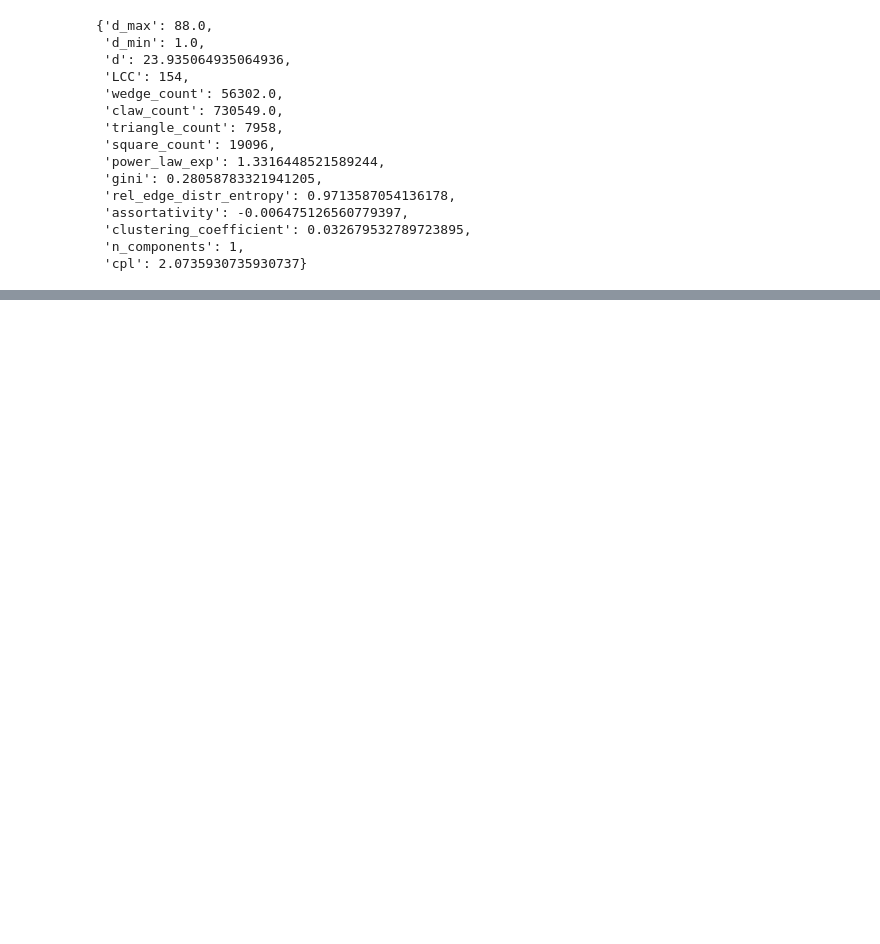
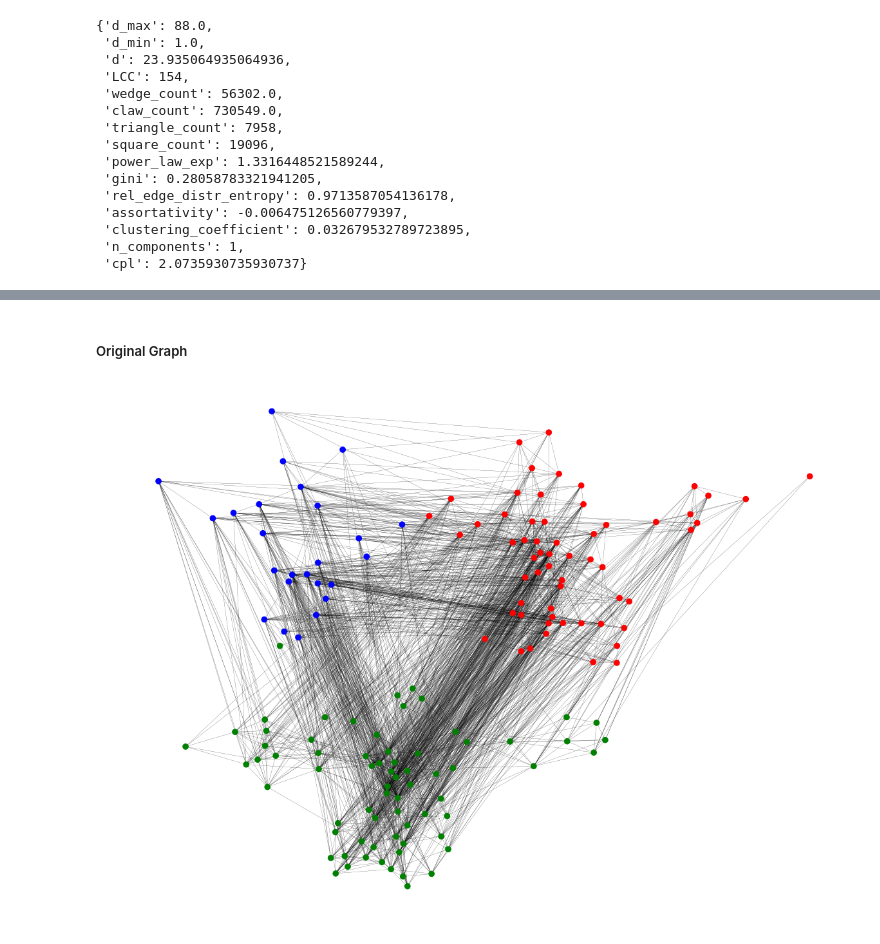
Before and after one commit to wesleyjtann/shadowcast, a Jupyter notebook: control-enron.ipynb, the cells around one changed output, grey strips where cells are left out. Cells and saved outputs as stored; diff of their text form; code cells hidden in the pictures; blank space fills up the shorter version.

```diff
--- a/control-enron.ipynb
+++ b/control-enron.ipynb
@@ -646,0 +543,14 @@ np.savetxt(save_stats, np.c_[avg_stats ,stderror_stats , all_stats])
+# %% [markdown]
+##### Original Graph
+# %%
+f = plt.figure(figsize=(20,15))
+edgewidth=0.09
+# plt = f.add_subplot(221) #131) #
+nx.draw_networkx(G_orig, nice_pos, node_size=75, width=.2, node_color=orig_colormap, with_labels=False) #edgewidth
+# plt.title('Original Enron')
+plt.axis('off')
+
+# plt.savefig('./image/enron_original.png')
+plt.show()
+# %% [output]
+[figure, added]
```
Also changed, not shown: parts of 25 cells of this notebook.
